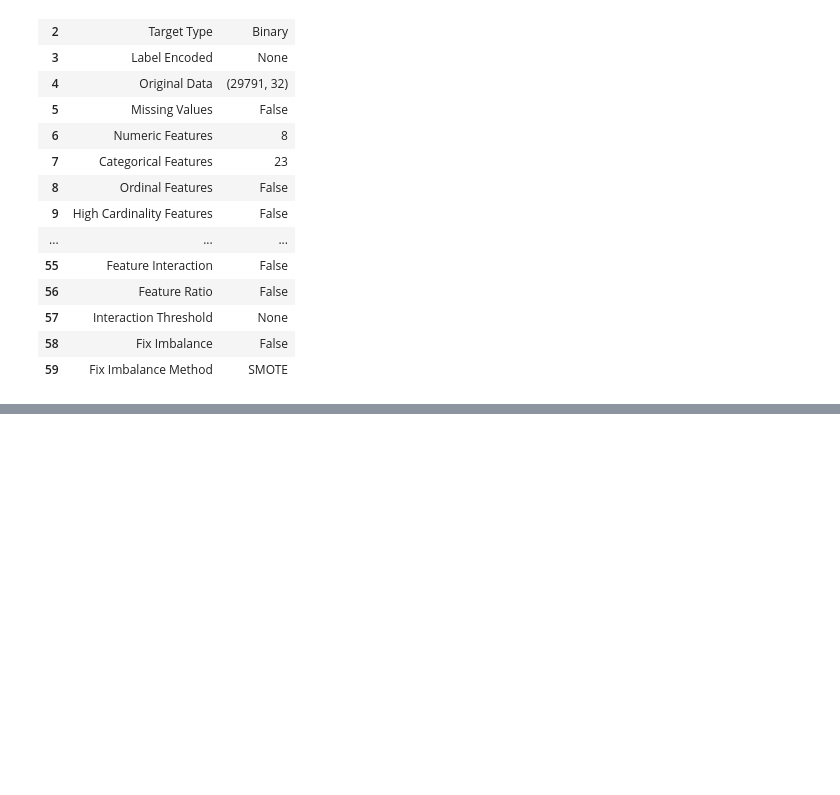
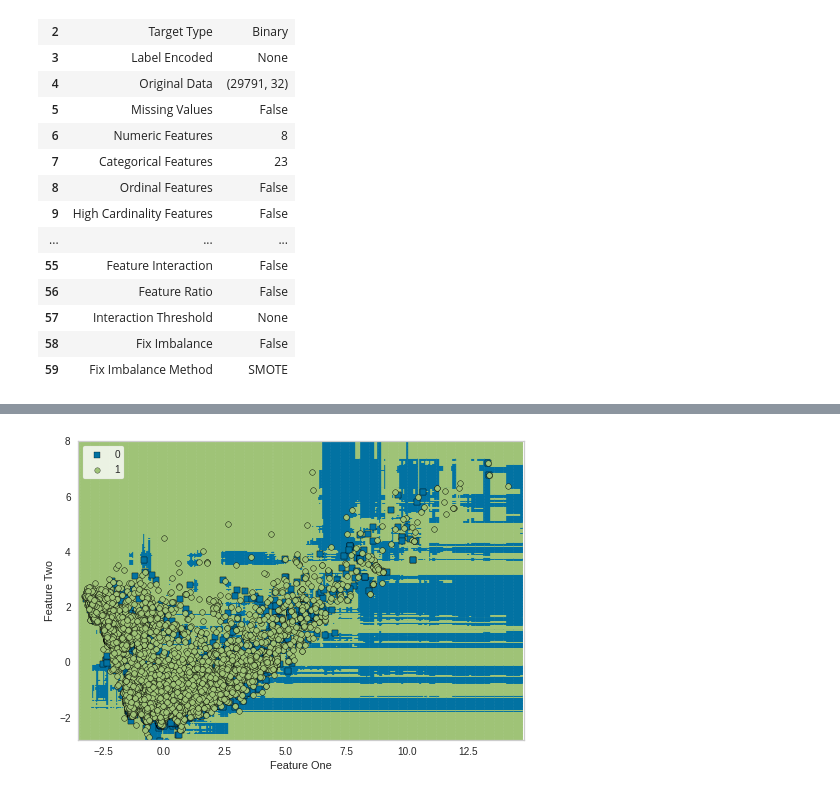
Before and after one commit to isotopi/Android_Permission, a Jupyter notebook: notebooks/android_permission.ipynb, the cells around one changed output, grey strips where cells are left out. Cells and saved outputs as stored; diff of their text form; code cells hidden in the pictures; blank space fills up the shorter version.

```diff
--- a/notebooks/android_permission.ipynb
+++ b/notebooks/android_permission.ipynb
@@ -325,0 +278,4 @@ calibrated_dt = calibrate_model(dt)
+# %%
+plot_model(rf, 'boundary')
+# %% [output]
+[figure, added]
```
Also changed, not shown: parts of 70 cells of this notebook.
